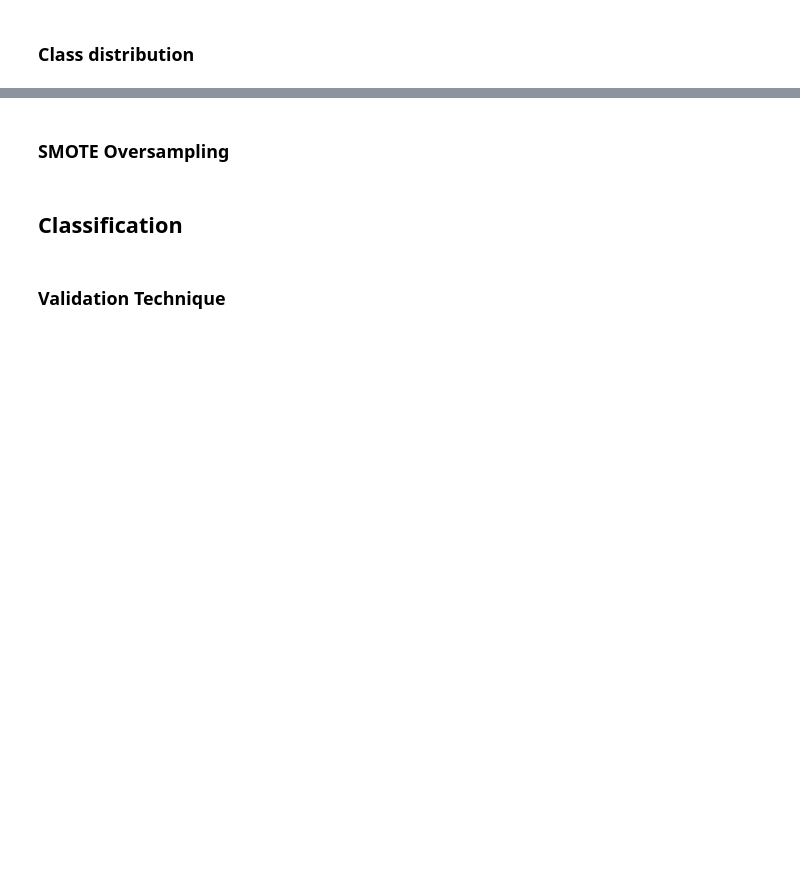
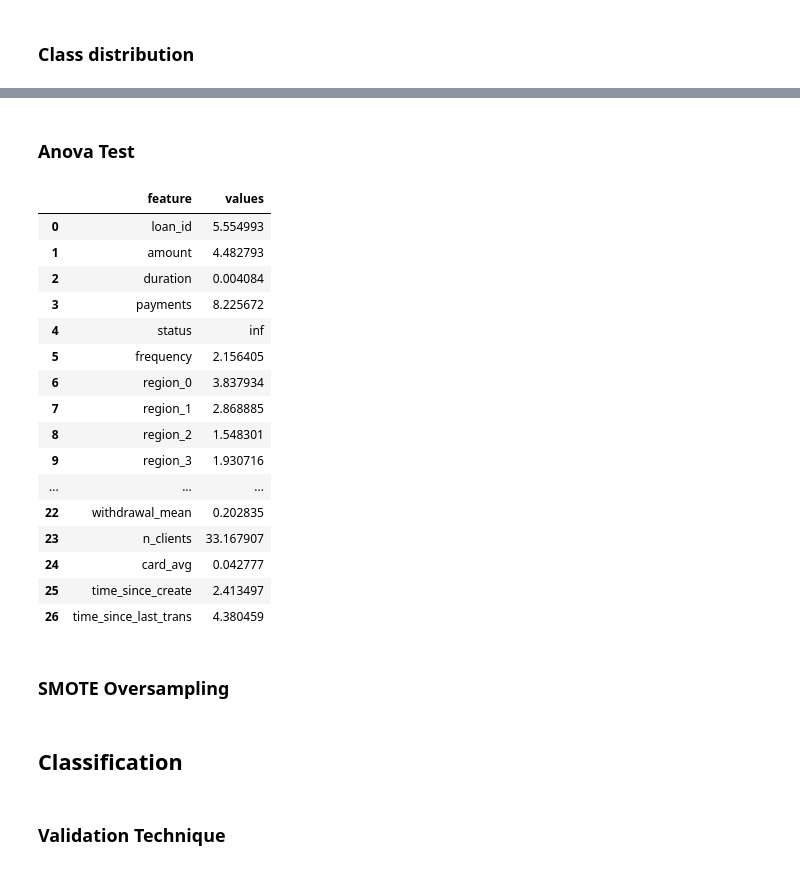
Before and after one commit to Diogogrosario/FEUP-AC, a Jupyter notebook: AC_proj.ipynb, the cells around one changed output, grey strips where cells are left out. Saved outputs shown, nothing was run; the diff lists cells and outputs as text; code cells hidden in the pictures; blank space fills up the shorter version.

```diff
--- a/AC_proj.ipynb
+++ b/AC_proj.ipynb
@@ -754,3 +775,30 @@ plt.show()
+# %% [markdown]
+### Anova Test
+# %%
+bestfeatures = SelectKBest(score_func = f_classif,k =27)
+fit = bestfeatures.fit(merge_train,merge_train["status"])
+
+d = {'feature' : merge_train.columns.tolist(), 'values' : fit.scores_}
+anova_df = pd.DataFrame(data=d)
+anova_df
+# %% [output]
+|  | feature | values |
+| 0 | loan_id | 5.554993 |
+| 1 | amount | 4.482793 |
+| 2 | duration | 0.004084 |
+| 3 | payments | 8.225672 |
+| 4 | status | inf |
+| 5 | frequency | 2.156405 |
+| 6 | region_0 | 3.837934 |
+| 7 | region_1 | 2.868885 |
+| 8 | region_2 | 1.548301 |
+| 9 | region_3 | 1.930716 |
+| ... | ... | ... |
+| 22 | withdrawal_mean | 0.202835 |
+| 23 | n_clients | 33.167907 |
+| 24 | card_avg | 0.042777 |
+| 25 | time_since_create | 2.413497 |
+| 26 | time_since_last_trans | 4.380459 |
 # %% [markdown]
 ### SMOTE Oversampling
 # %%
```
Also changed, not shown: parts of 22 cells of this notebook, 5 other files.
